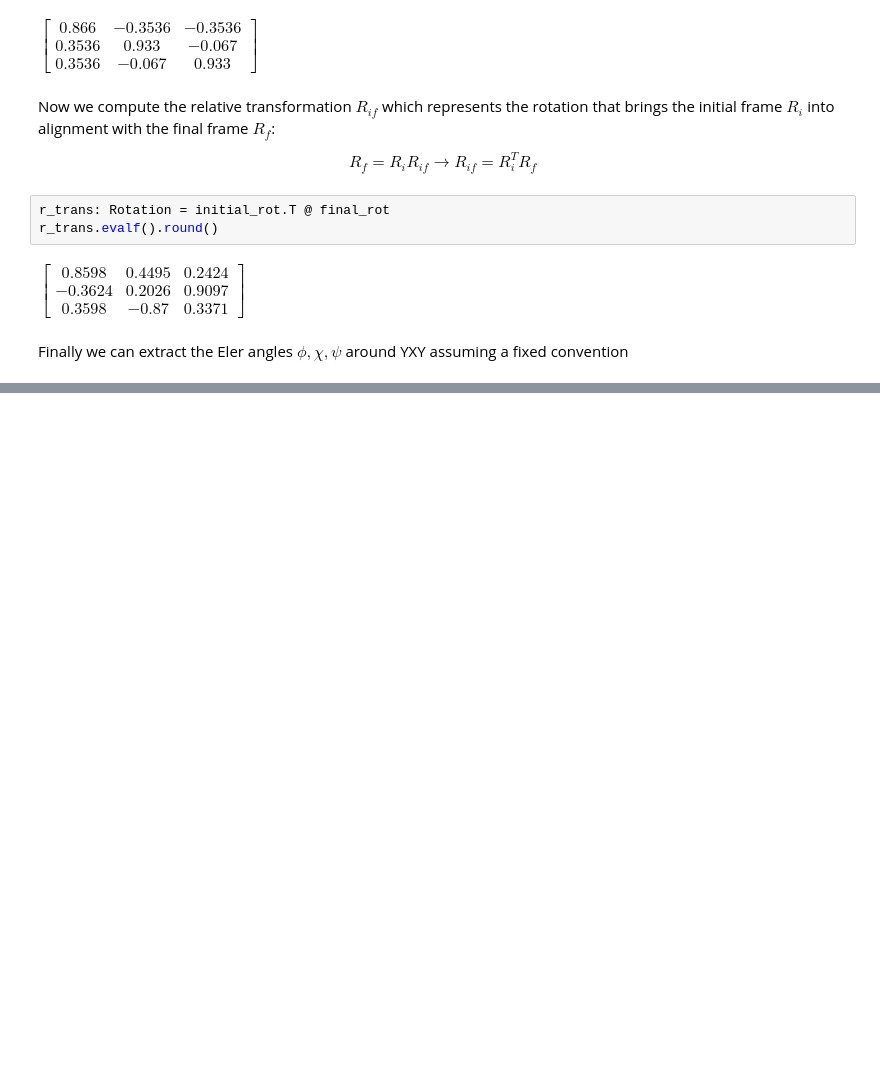
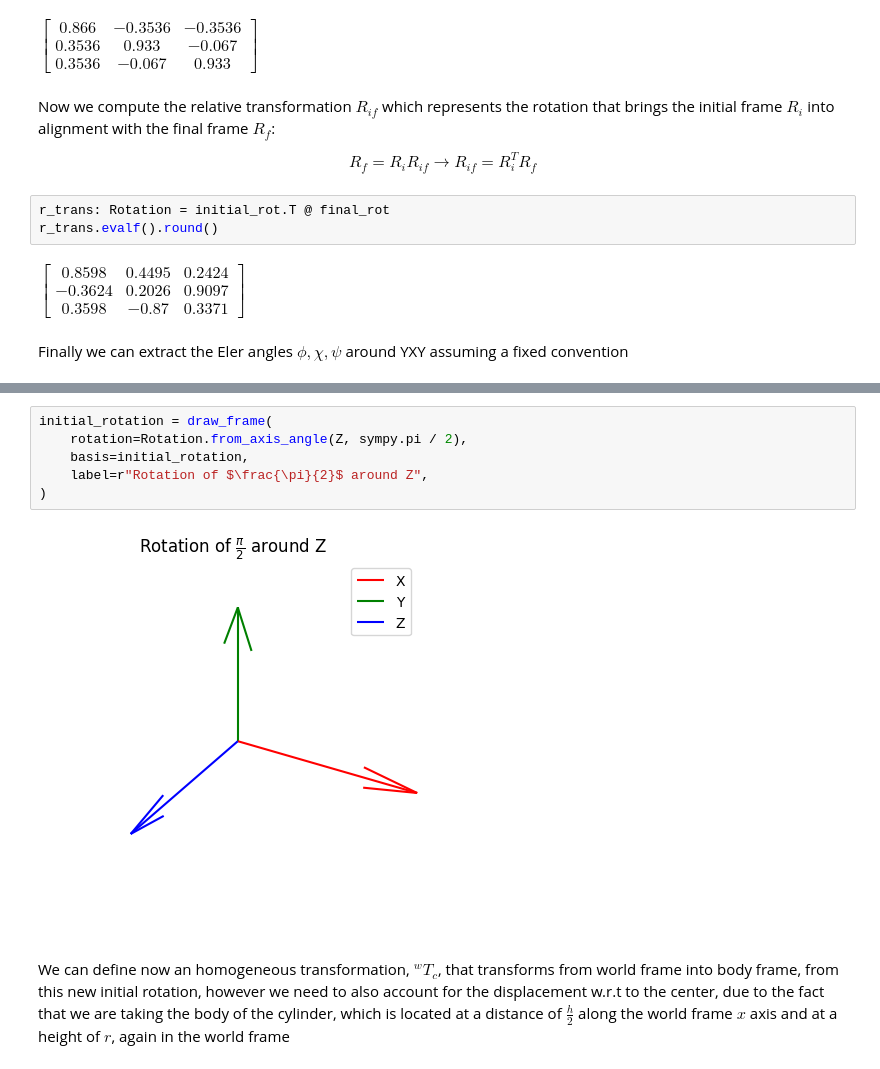
Before and after one commit to Haislich/robotic, a Jupyter notebook: exams/midterm_22-11-2024.ipynb, the cells around one changed output, grey strips where cells are left out. Drawn from its saved outputs; the diff is of its cells as text; blank space fills up the shorter version.

```diff
--- a/exams/midterm_22-11-2024.ipynb
+++ b/exams/midterm_22-11-2024.ipynb
@@ -76,0 +111,10 @@ $\displaystyle \psi = 2.66473333629781$
+# %%
+initial_rotation = draw_frame(
+    rotation=Rotation.from_axis_angle(Z, sympy.pi / 2),
+    basis=initial_rotation,
+    label=r"Rotation of $\frac{\pi}{2}$ around Z",
+)
+# %% [output]
+[figure, added]
+# %% [markdown]
+We can define now an homogeneous transformation, ${}^wT_c$, that transforms from world frame into body frame, from this new initial rotation, however we need to also account for the displacement w.r.t to the center, due to the fact that we are taking the body of the cylinder, which is located at a distance of $\frac{h}{2}$ along the world frame $x$ axis and at a height of $r$, again in the world frame
```
Also changed, not shown: parts of 41 cells of this notebook, 4 other files.
